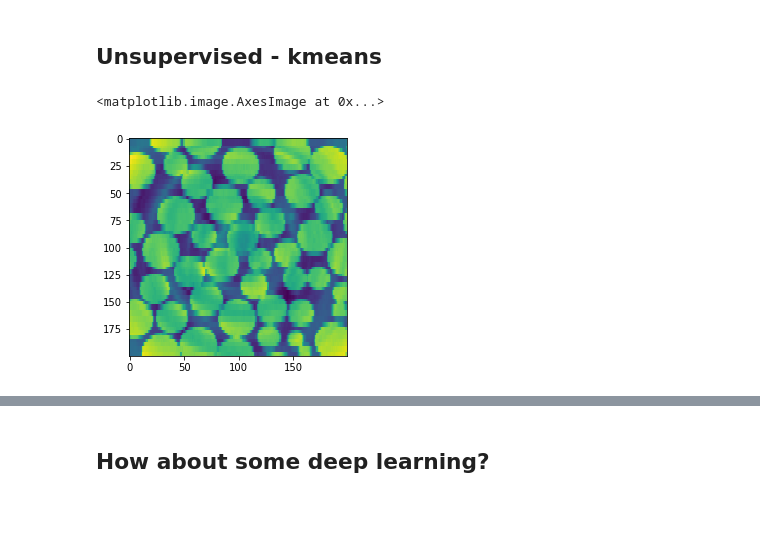
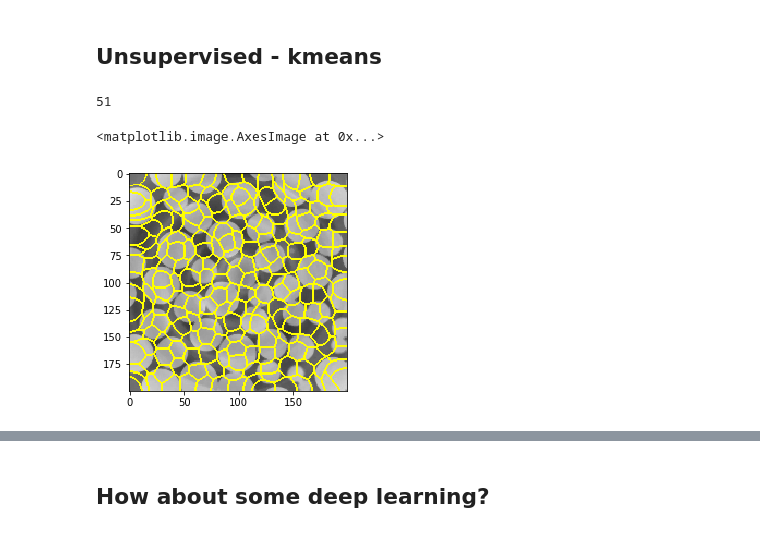
Before and after one commit to BIDS/ISVC2019, a Jupyter notebook: tutorial_notebooks/03_danials19_wrkshp.ipynb, the cells around one changed output, grey strips where cells are left out. Saved outputs shown, nothing was run; the diff lists cells and outputs as text; code cells hidden in the pictures.

Commit message:
extended slic to 3d

```diff
--- a/tutorial_notebooks/03_danials19_wrkshp.ipynb
+++ b/tutorial_notebooks/03_danials19_wrkshp.ipynb
@@ -152,7 +153,7 @@ In general, there's some much one can segment using only classical filters and t
 ## Supervised classification using markers
 # %%
 from skimage import segmentation as seg
-b = filters.median(img[n,:,:])
+b = filters.median(aslice)
 plt.imshow(b)
 # %% [output]
 <matplotlib.image.AxesImage at 0x...>
@@ -166,14 +167,16 @@ plt.imshow(c)
 [figure]
 # %% [markdown]
 ## Unsupervised - kmeans
-# %%
-from sklearn import cluster
-kmeans_cluster = cluster.KMeans(n_clusters=50)
-kmeans_cluster.fit(b)
-cluster_centers = kmeans_cluster.cluster_centers_
-cluster_labels = kmeans_cluster.labels_
-# %%
-plt.imshow(cluster_centers[cluster_labels])
-# %% [output]
-<matplotlib.image.AxesImage at 0x...>
-[figure, removed]
+# %%
+np.min(b)
+# %% [output]
+51
+# %%
+from skimage.segmentation import slic, mark_boundaries
+from skimage import restoration
+aslice = restoration.denoise_bilateral(b, multichannel=False)
+segments = slic(aslice, n_segments=250, compactness=0.05, enforce_connectivity=True, sigma=10, max_iter=500, multichannel=False) #higher compact = more weight space, more square
+plt.imshow(mark_boundaries(b, segments))
+# %% [output]
+<matplotlib.image.AxesImage at 0x...>
+[figure, added]
```
Also changed, not shown: parts of 5 cells of this notebook.
